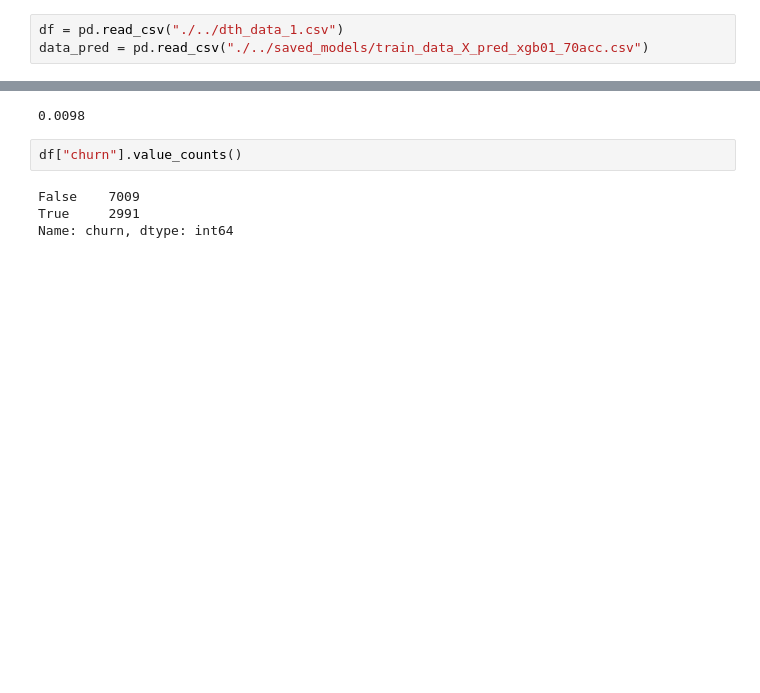
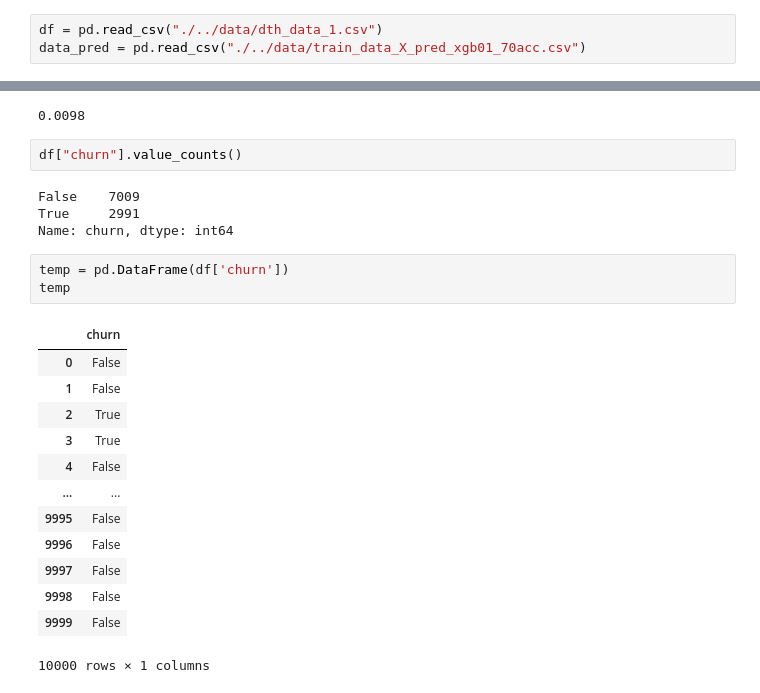
Before and after one commit to dhruvbpatel/DTH-Churn-Analysis, a Jupyter notebook: nbs/churn analysis EDA.ipynb, the cells around one changed output, grey strips where cells are left out. Cells and saved outputs as stored; diff of their text form; blank space fills up the shorter version.

Commit message:
completed churn_pred tab v1.0

```diff
--- a/nbs/churn analysis EDA.ipynb
+++ b/nbs/churn analysis EDA.ipynb
@@ -40,8 +40,8 @@ warnings.filterwarnings('ignore')
 # %% [markdown]
 #### Reading Data
 # %%
-df = pd.read_csv("./../dth_data_1.csv")
-data_pred = pd.read_csv("./../saved_models/train_data_X_pred_xgb01_70acc.csv")
+df = pd.read_csv("./../data/dth_data_1.csv")
+data_pred = pd.read_csv("./../data/train_data_X_pred_xgb01_70acc.csv")
 # %%
 df.head()
 # %% [output]
@@ -441,3 +441,20 @@ df["churn"].value_counts()
 False    7009
 True     2991
 Name: churn, dtype: int64
+# %%
+temp = pd.DataFrame(df['churn'])
+temp
+# %% [output]
+|  | churn |
+| 0 | False |
+| 1 | False |
+| 2 | True |
+| 3 | True |
+| 4 | False |
+| ... | ... |
+| 9995 | False |
+| 9996 | False |
+| 9997 | False |
+| 9998 | False |
+| 9999 | False |
+10000 rows × 1 columns
```
Also changed, not shown: 2 other files.
